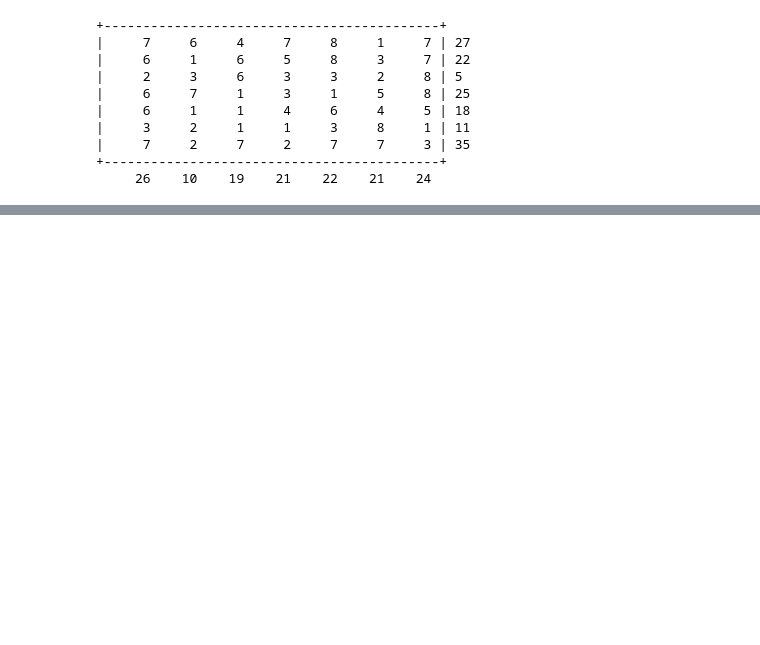
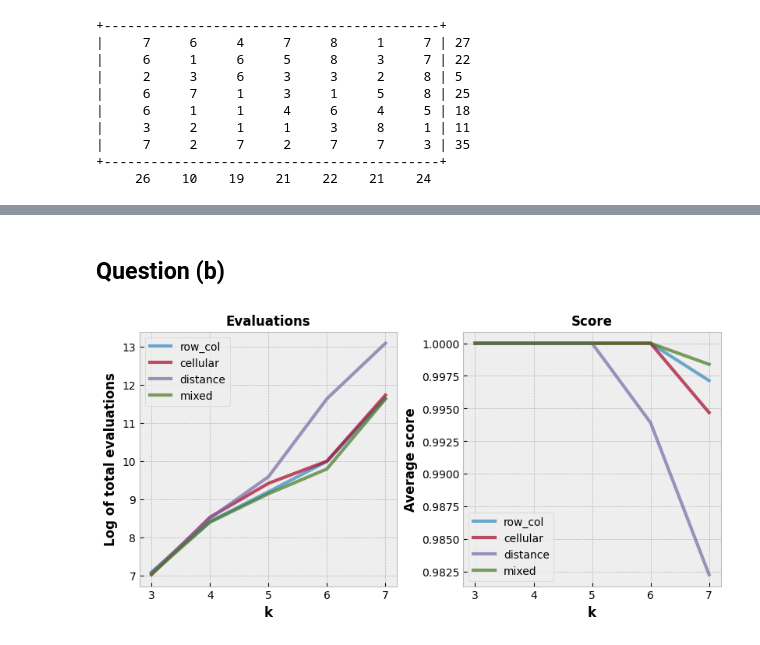
Before and after one commit to mantasu/nat2324, a Jupyter notebook: notebooks/problem2.ipynb, the cells around one changed output, grey strips where cells are left out. Saved outputs shown, nothing was run; the diff lists cells and outputs as text; code cells hidden in the pictures; blank space fills up the shorter version.

```diff
--- a/notebooks/problem2.ipynb
+++ b/notebooks/problem2.ipynb
@@ -115,0 +210,40 @@ sumplete.show()
+# %% [markdown]
+## Question (b)
+# %%
+# Setup variable params
+experiment_setup  = {
+    'K': [3, 4, 5, 6, 7],
+    "evaluation_type": ["row_col", "cellular", "distance", "mixed"],
+}
+
+# Setup static params
+default_kwargs = {
+    "crossover_type": "row_col_swap",
+    "mutation_type": "row_col_shuffle",
+    "max_generations": 2000,
+    "best_score": 1,
+    "returnable": ("score", "num_evaluations"),
+    "patience": None,
+}
+
+# Run the experiment based on variable params
+results = run_optimization_experiment(
+    experiment_callback,
+    experiment_setup,
+    default_kwargs,
+    num_runs=100,
+    is_cartesian_product=True,
+    dirname="../experiments/problem2/runs",
+)
+
+# Visualize the results on a plot
+visualize_optimization_experiments(
+    xs={"k": experiment_setup['K']},
+    ys={"Evaluations": np.log(results[('K', "evaluation_type")][:, :, 1]),
+        "Score": results[('K', "evaluation_type")][:, :, 0]},
+    curve_labels=experiment_setup["evaluation_type"],
+    labels=["Log of total evaluations", "Average score"],
+    filepath="../experiments/problem2/plots/sumplete_k.png",
+)
+# %% [output]
+[figure, added]
```
Also changed, not shown: parts of 33 cells of this notebook, 6 other files.
